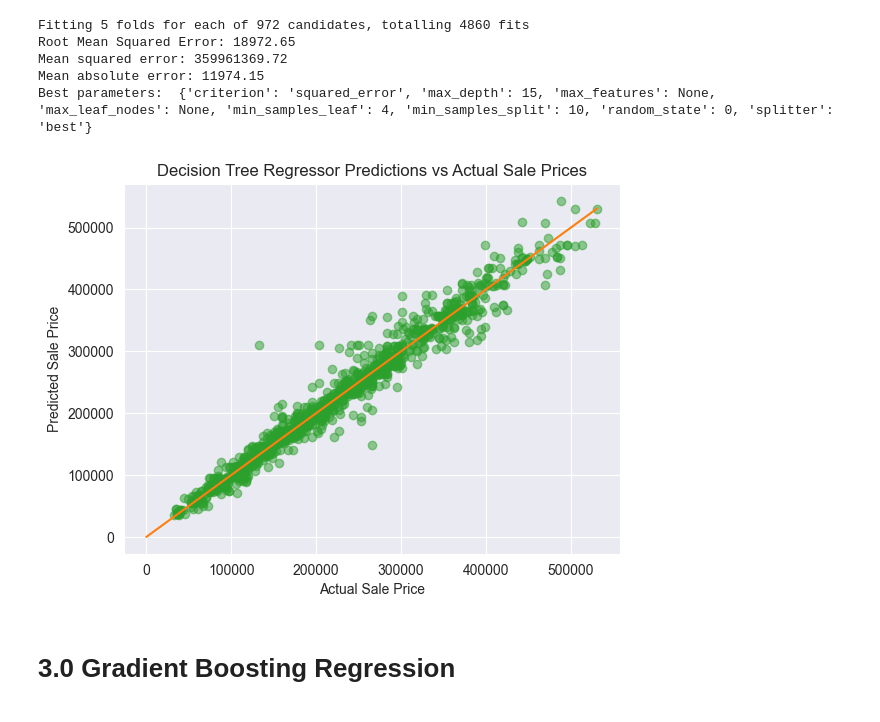
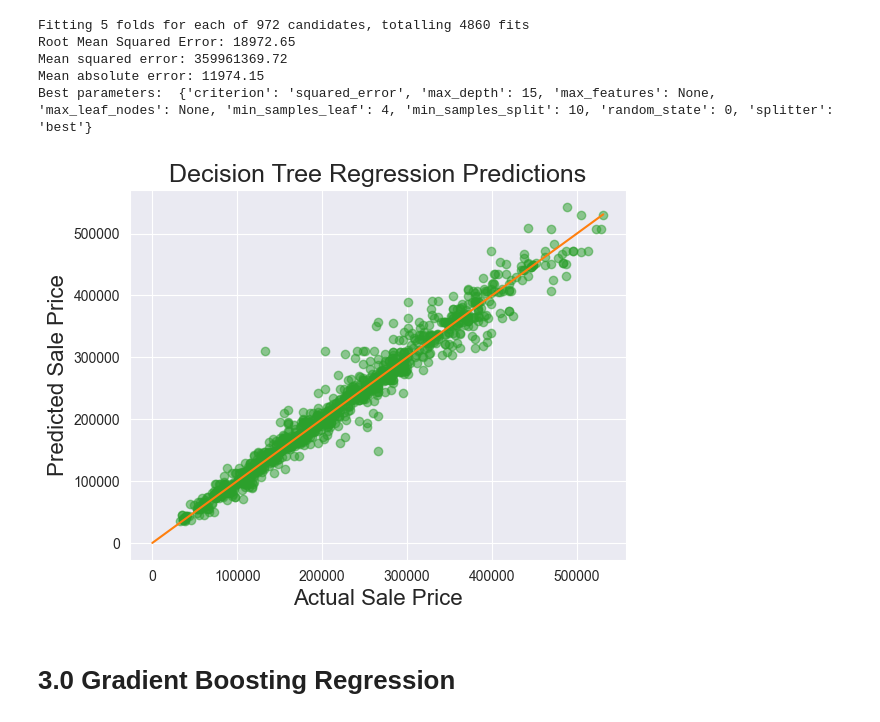
Before and after one commit to MJ-Peters/INAI-Property-Value-Prediction-Coursework, a Jupyter notebook: Coursework Question One.ipynb, the cells around one changed output. Cells and saved outputs as stored; diff of their text form; code cells hidden in the pictures.

```diff
--- a/Coursework Question One.ipynb
+++ b/Coursework Question One.ipynb
@@ -164,20 +167,20 @@ Best parameters:  {'criterion': 'squared_error', 'max_depth': 15, 'max_features'
 # %%
 # Scatter plot for predicted vs actual sale prices
 plt.scatter(y_test, tree_y_pred, alpha=0.5, c="tab:green")
 
 
 # Labels and title
-plt.xlabel("Actual Sale Price")
-plt.ylabel("Predicted Sale Price")
-plt.title("Decision Tree Regressor Predictions vs Actual Sale Prices")
+plt.xlabel("Actual Sale Price", fontsize=16)
+plt.ylabel("Predicted Sale Price", fontsize=16)
+plt.title("Decision Tree Regression Predictions", fontsize=18)
 
 # Diagonal line for reference, close to the line = accurate
 plt.plot([0, max(y_test)], [0, max(y_test)], "-", color="tab:orange")
 
 # Show the plot
 plt.show()
 # %% [output]
-[figure, old version]
+[figure, new version]
 # %% [markdown]
 # 3.0 Gradient Boosting Regression
 # %%
```
Also changed, not shown: parts of 4 cells of this notebook.
